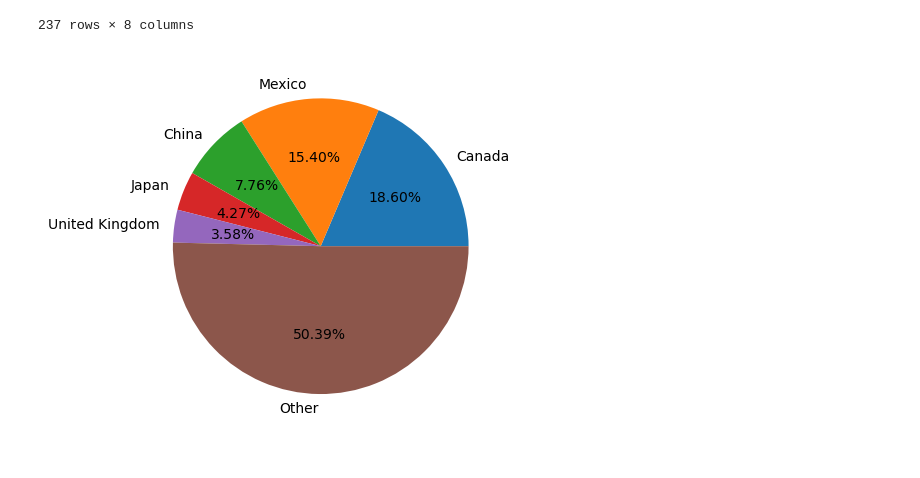
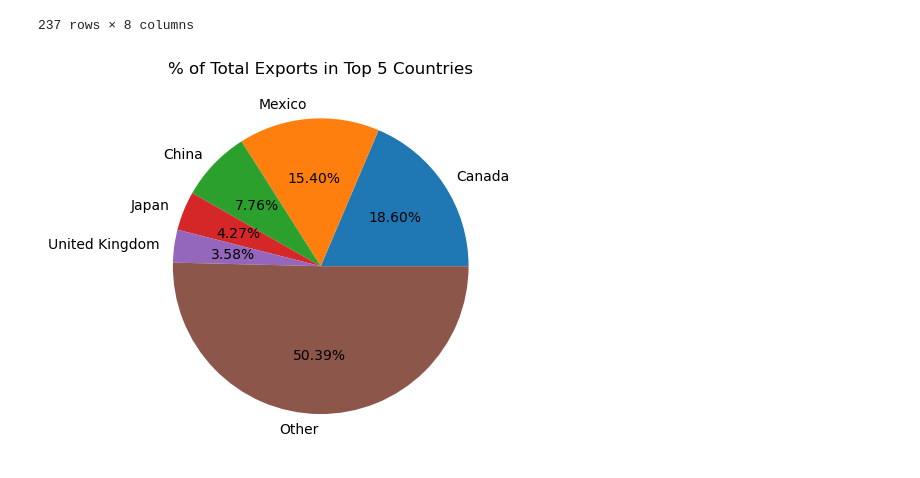
Before and after one commit to vtt33/Project-1, a Jupyter notebook: TopExport.ipynb, the cells around one changed output. Cells and saved outputs as stored; diff of their text form; code cells hidden in the pictures.

```diff
--- a/TopExport.ipynb
+++ b/TopExport.ipynb
@@ -119,16 +119,17 @@ allyears_exports_df
 # %%
 # Create the pie chart
 # Labels for the sections of our pie chart
 labels = ["Canada", "Mexico", "China", "Japan", "United Kingdom", "Other"]
 other = 100 - allyears_exports_df.at['Canada', '% of Total Exports'] - allyears_exports_df.at['Mexico', '% of Total Exports'] - allyears_exports_df.at['China', '% of Total Exports'] - allyears_exports_df.at['Japan', '% of Total Exports'] - allyears_exports_df.at['United Kingdom', '% of Total Exports']
 
 # The values of each section of the pie chart
 sizes = [allyears_exports_df.at['Canada', '% of Total Exports'], allyears_exports_df.at['Mexico', '% of Total Exports'], allyears_exports_df.at['China', '% of Total Exports'], allyears_exports_df.at['Japan', '% of Total Exports'], allyears_exports_df.at['United Kingdom', '% of Total Exports'], other]
+plt.title("% of Total Exports in Top 5 Countries")
+plt.pie(sizes, labels=labels, autopct="%1.2f%%")
 
-plt.pie(sizes, labels=labels, autopct="%1.2f%%")
-plt.show()
+plt.savefig('top_export_countries.png')
 
 # Tells matplotlib that we want a pie chart with equal axes
 plt.show()
 # %% [output]
-[figure, old version]
+[figure, new version]
```
Also changed, not shown: 5 other files.
